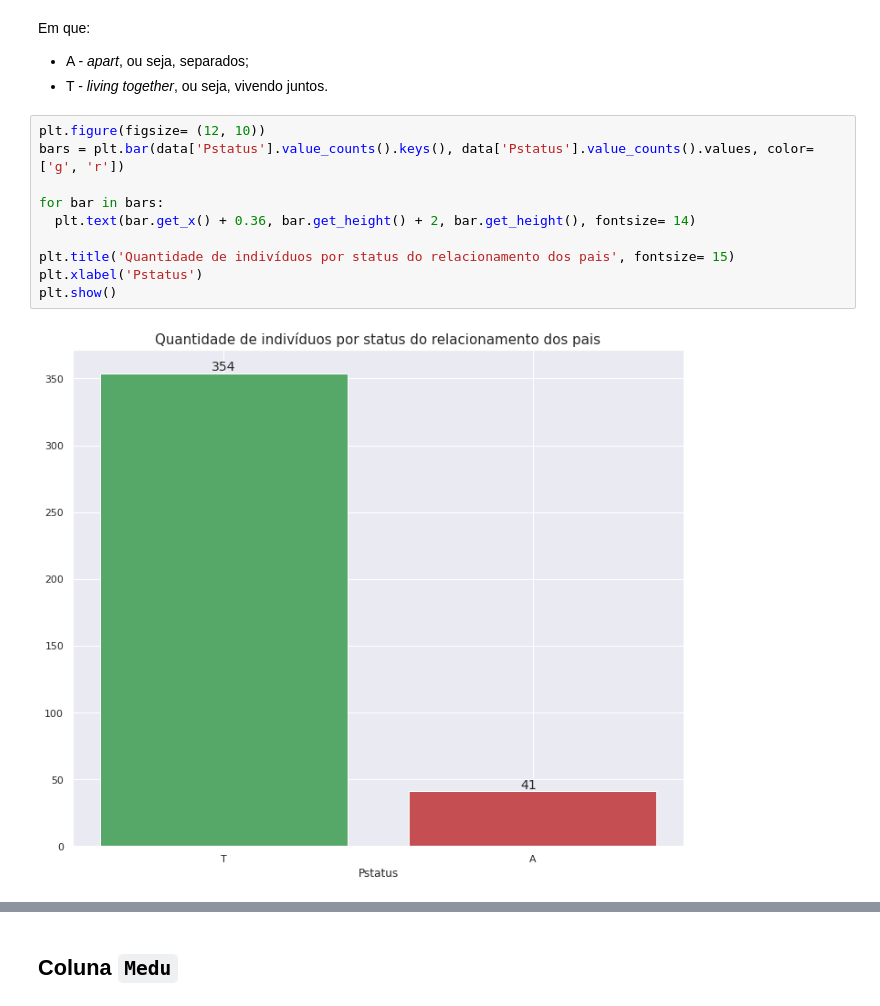
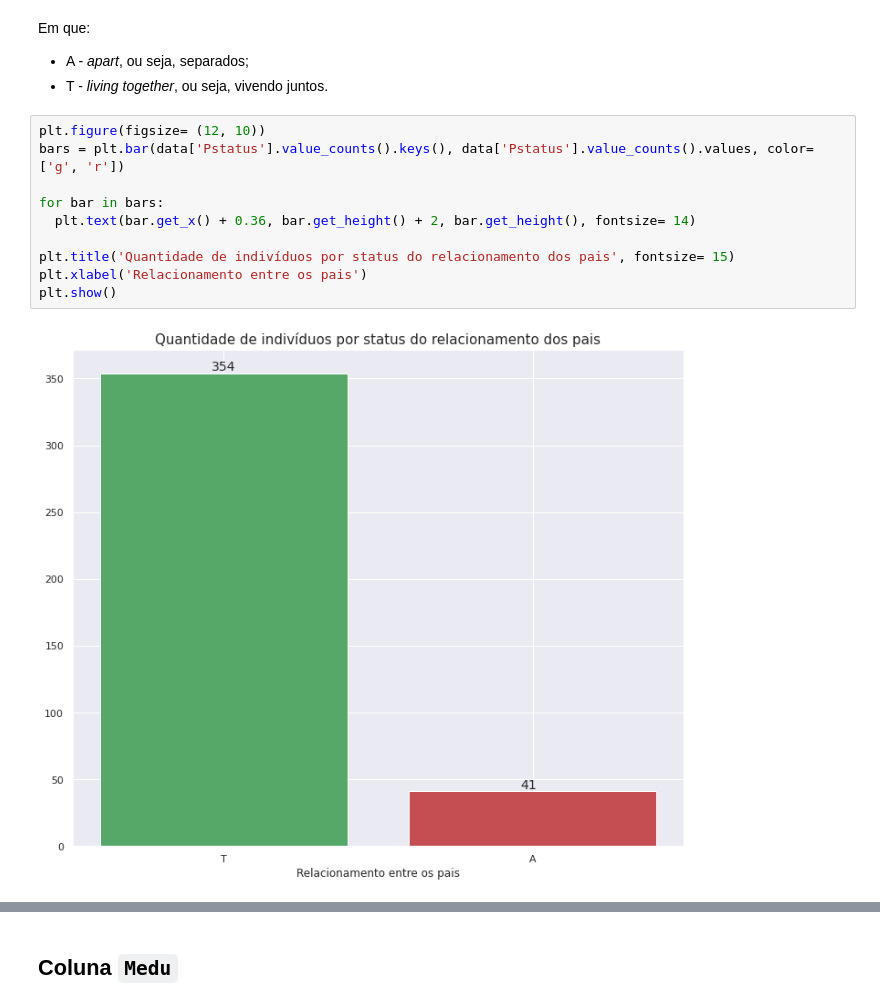
Before and after one commit to DamodaraBarbosa/machine_learning_studies, a Jupyter notebook: Student_Predict_Grade.ipynb, the cells around one changed output, grey strips where cells are left out. Cells and saved outputs as stored; diff of their text form.

```diff
--- a/Student_Predict_Grade.ipynb
+++ b/Student_Predict_Grade.ipynb
@@ -260,12 +259,12 @@ Em que:
 # %%
 plt.figure(figsize= (12, 10))
 bars = plt.bar(data['Pstatus'].value_counts().keys(), data['Pstatus'].value_counts().values, color= ['g', 'r'])
 
 for bar in bars:
   plt.text(bar.get_x() + 0.36, bar.get_height() + 2, bar.get_height(), fontsize= 14)
 
 plt.title('Quantidade de indivíduos por status do relacionamento dos pais', fontsize= 15)
-plt.xlabel('Pstatus')
+plt.xlabel('Relacionamento entre os pais')
 plt.show()
 # %% [output]
-[figure, old version]
+[figure, new version]
```
Also changed, not shown: parts of 24 cells of this notebook.
